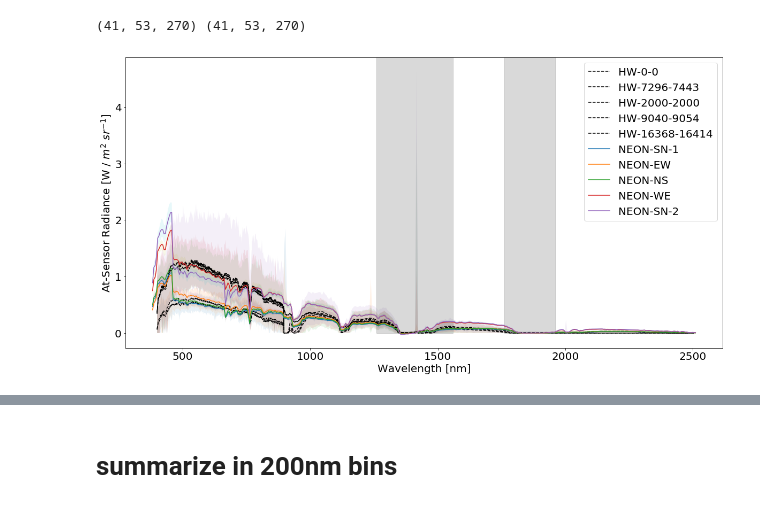
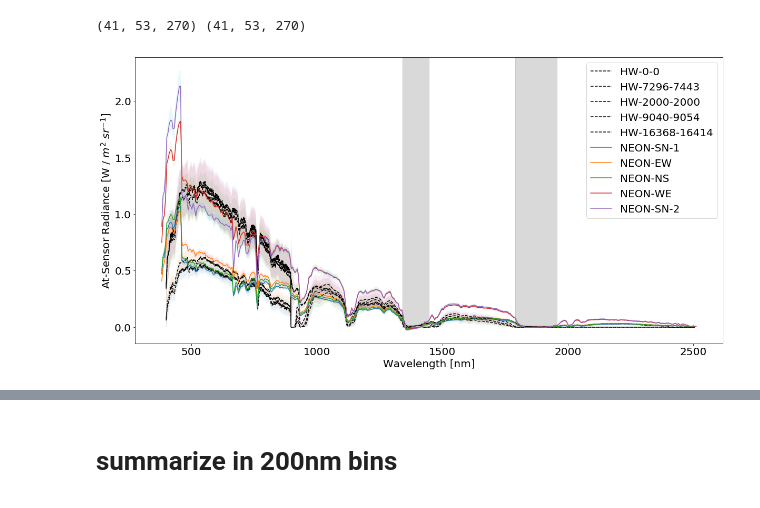
Before and after one commit to earthlab/neon-headwall-data, a Jupyter notebook: notebooks/DASK_RADIANCE_compare_headwall_NEON_all_flight_lines_TABLE_MTN.ipynb, the cells around one changed output, grey strips where cells are left out. Cells and saved outputs as stored; diff of their text form; code cells hidden in the pictures.

```diff
--- a/notebooks/DASK_RADIANCE_compare_headwall_NEON_all_flight_lines_TABLE_MTN.ipynb
+++ b/notebooks/DASK_RADIANCE_compare_headwall_NEON_all_flight_lines_TABLE_MTN.ipynb
@@ -225,6 +225,8 @@ for full_ex in full_hw_ls:
     hw_max = np.nanmax(full_ex, axis=1)
     hw_min = np.nanmin(full_ex, axis=1)
     hw_std = np.nanstd(full_ex, axis=1)
+    hw_max = np.nanquantile(full_ex, 0.9, axis=1)
+    hw_min = np.nanquantile(full_ex, 0.1, axis=1)
 
     hw_mean_ls.append(hw_mean)
     hw_max_ls.append(hw_max)
@@ -237,6 +239,8 @@ for full_neon in full_neon_ls:
     neon_max = np.nanmax(full_neon, axis=1)
     neon_min = np.nanmin(full_neon, axis=1)
     neon_std = np.nanstd(full_neon, axis=1)
+    neon_max = np.nanquantile(full_neon, 0.9, axis=1)
+    neon_min = np.nanquantile(full_neon, 0.1, axis=1)
 
     neon_mean_ls.append(neon_mean)
     neon_max_ls.append(neon_max)
@@ -490,6 +506,8 @@ for full_ex in full_hw_ls:
     hw_max = np.nanmax(full_ex, axis=1)
     hw_min = np.nanmin(full_ex, axis=1)
     hw_std = np.nanstd(full_ex, axis=1)
+    hw_max = np.nanquantile(full_ex, 0.9, axis=1)
+    hw_min = np.nanquantile(full_ex, 0.1, axis=1)
 
     hw_mean_ls.append(hw_mean)
     hw_max_ls.append(hw_max)
@@ -502,6 +520,8 @@ for full_neon in full_neon_ls:
     neon_max = np.nanmax(full_neon, axis=1)
     neon_min = np.nanmin(full_neon, axis=1)
     neon_std = np.nanstd(full_neon, axis=1)
+    neon_max = np.nanquantile(full_neon, 0.9,  axis=1)
+    neon_min = np.nanquantile(full_neon, 0.1, axis=1)
 
     neon_mean_ls.append(neon_mean)
     neon_max_ls.append(neon_max)
@@ -519,35 +539,37 @@ for full_neon in full_neon_ls:
 # %%
 font = {'family' : 'normal',
         'weight' : 'medium',
         'size'   : 20}
 
 matplotlib.rc('font', **font)
 
 plt.figure(figsize=(20,10))
 
 for full_wav, hw_mean, hw_min, hw_max, hw_l in zip(hw_wav_ls, hw_mean_ls, hw_min_ls, hw_max_ls, hw_lbl):
     plt.plot(full_wav, hw_mean, '--k', label=hw_l)
     plt.fill_between(full_wav, hw_min, hw_max, alpha=0.1)
     # plt.fill_between(full_wav, full_wav-hw_std, full_wav + hw_std, alpha=0.1)
 
 for neon_wav, neon_mean, neon_min, neon_max, fl in zip(neon_wav_ls, neon_mean_ls, neon_min_ls, neon_max_ls, fl_dir):
     plt.plot(neon_wav, neon_mean, label=fl)
     plt.fill_between(neon_wav, neon_min, neon_max, alpha=0.1)
 
 # 1260 to 1560 nm (Bands 98-128)
 # 1760 to 1960 nm (Bands 148-170)
 plt.gca().add_patch(
-    plt.Rectangle((1260,0), 1560-1260, 20,color='k', alpha=0.15))
+    #plt.Rectangle((1260,0), 1560-1260, 20,color='k', alpha=0.15))
+    plt.Rectangle((1340,0), 1445-1340, 20,color='k', alpha=0.15))
 
 plt.gca().add_patch(
-    plt.Rectangle((1760,0), 1960-1760, 20,color='k', alpha=0.15))
+    #plt.Rectangle((1760,0), 1960-1760, 20,color='k', alpha=0.15))
+    plt.Rectangle((1790,0), 1955-1790, 20,color='k', alpha=0.15))
 
 plt.legend()
 plt.xlabel('Wavelength [nm]')
 plt.ylabel('At-Sensor Radiance [W / $m^2$ $sr^{-1}$]')
 plt.show()
 # %% [output]
-[figure, old version]
+[figure, new version]
 # %%
 for full_wav, hw_mean, hw_min, hw_max, hw_l, neon_wav, neon_mean, neon_min, neon_max, fl in zip(hw_wav_ls, hw_mean_ls, hw_min_ls, hw_max_ls, hw_lbl,
                                                                                         neon_wav_ls, neon_mean_ls, neon_min_ls, neon_max_ls, fl_dir):
```
Also changed, not shown: parts of 26 cells of this notebook, 1 other file.
